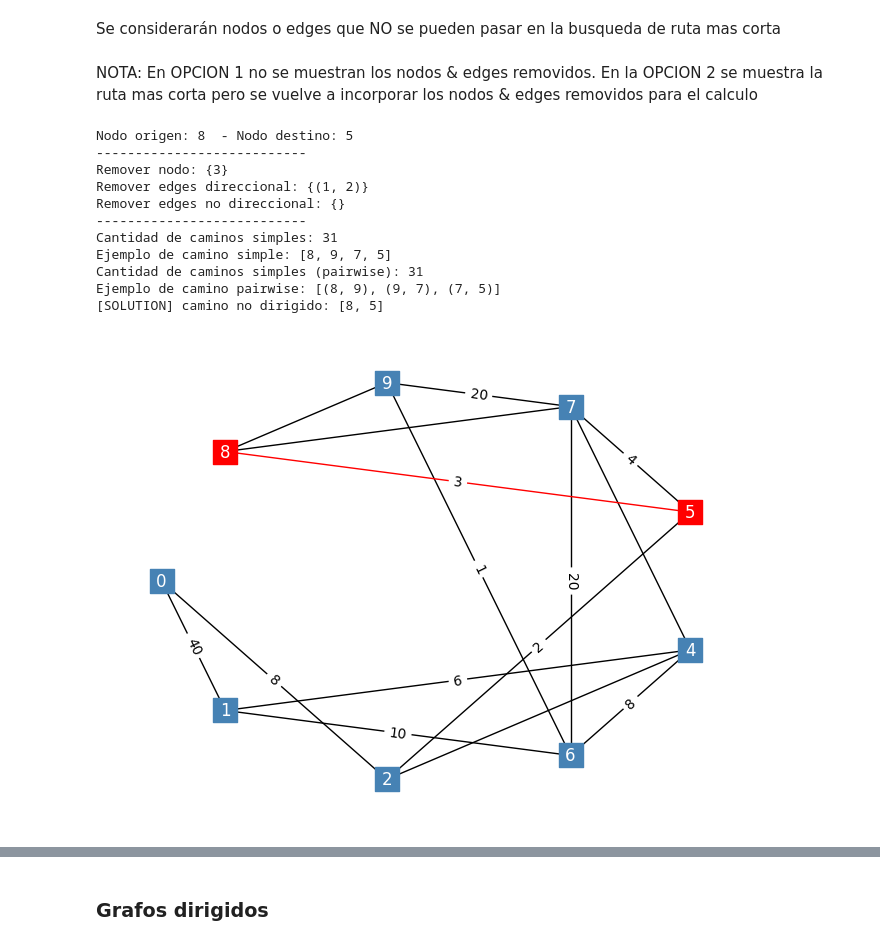
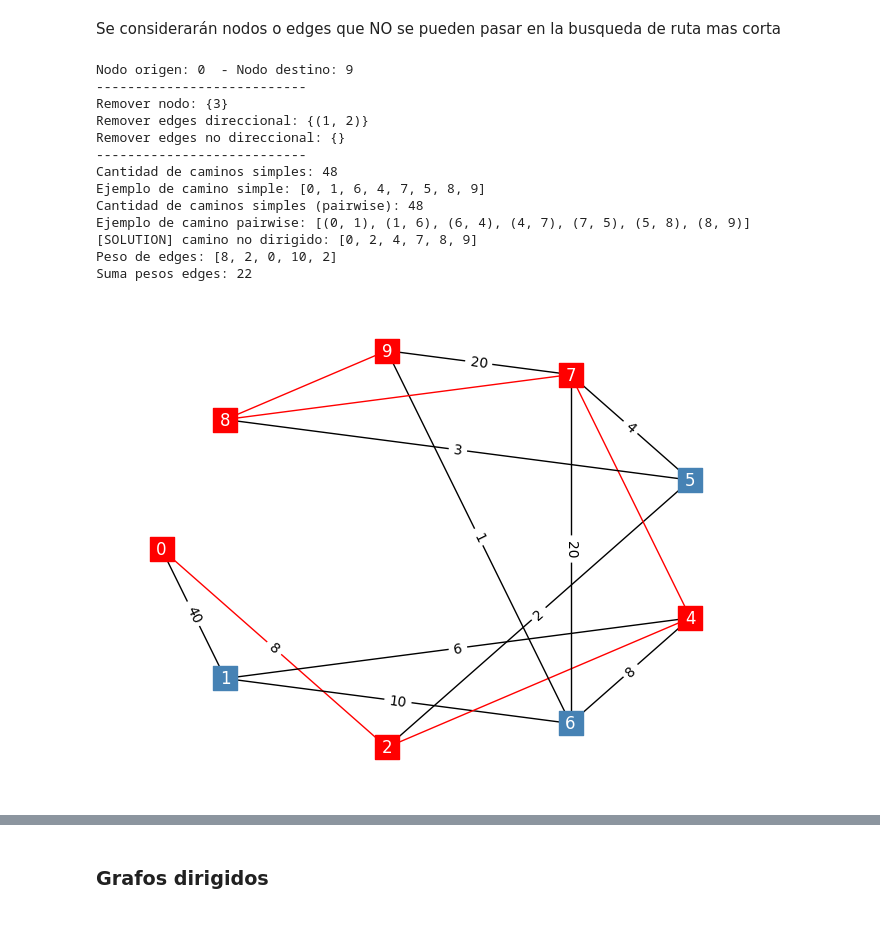
Before and after one commit to Mishagk/codigos-variados-ordenados, a Jupyter notebook: 24. Optimizacion_rutas_networkx.ipynb, the cells around one changed output, grey strips where cells are left out. Saved outputs shown, nothing was run; the diff lists cells and outputs as text; code cells hidden in the pictures.

Commit message:
archivo de aplicacion de optimizacion de rutas con Networkx

```diff
--- a/24. Optimizacion_rutas_networkx.ipynb
+++ b/24. Optimizacion_rutas_networkx.ipynb
@@ -4,6 +4,8 @@
 # Importar librerias e inicializar datos
 
 from collections import defaultdict
+import pyomo.environ as pe
+import pyomo.opt as po
 import networkx as nx
 import matplotlib.pyplot as plt
 
@@ -27,7 +29,7 @@ edges = {(0, 1), (0, 2), (0, 3), (1, 4),
 distance = {(0, 1): 40, (0, 2):  8, (0, 3): 10, (1, 4):  6,
             (1, 6): 10, (2, 1):  4, (2, 3): 12, (2, 5):  2,
             (3, 5):  1, (4, 2):  2, (5, 7):  4, (5, 8):  3,
-            (6, 4):  8, (6, 7): 20, (6, 9):  1, (7, 4):  1,
+            (6, 4):  8, (6, 7): 20, (6, 9):  1, (7, 4):  0,
             (7, 9): 20, (8, 3):  6, (8, 7): 10, (8, 9):  2}
 # %% [markdown]
 ### Grafos no dirigidos
@@ -60,8 +62,8 @@ plt.draw()
 # %%
 # Ejemplo de grafo con la seleccion de la ruta mas corta (segun peso definido)
 
-origin_node = 8
-destin_node = 5
+origin_node = 0
+destin_node = 9
 print('Nodo origen:',origin_node,' - Nodo destino:',destin_node)
 
 ############################
@@ -105,7 +107,7 @@ print('Ejemplo de camino pairwise:',list(simple_paths_pair[0]))
 # Rutas mas cortas
 
 # Calcular distancia mas corta
-path = nx.shortest_path(G, source = origin_node, target = destin_node)
+path = nx.shortest_path(G, source = origin_node, target = destin_node, weight="weight")
 #path = nx.dijkstra_path(G, source = origin_node, target = destin_node)
 
 # Solucion
@@ -117,6 +119,19 @@ edges_path = edges_path + edges_path_reversed
 edge_colors = ['black' if not edge in edges_path else 'red' for edge in G.edges()]
 nodecol = ['steelblue' if not node in path else 'red' for node in G.nodes()]
 
+# Calcular peso de cada "edge"
+edges_weights = []
+uu = [(path[i],path[i+1]) for i in range(len(path)-1)]
+for (a,b) in uu:
+    if((a,b) in distance):
+        edges_weights.append(distance[(a,b)])
+        continue
+    elif((b,a) in distance):
+        edges_weights.append(distance[(b,a)])
+        continue
+print('Peso de edges:',edges_weights)
+print('Suma pesos edges:',sum(edges_weights))
+
 weight_labels = nx.get_edge_attributes(G,'weight')
 nx.draw(G, pos, with_labels = True, font_color = 'white', edge_color= edge_colors, node_shape = 's', node_color = nodecol)
 nx.draw_networkx_edge_labels(G,pos,edge_labels=weight_labels)
@@ -133,13 +150,11 @@ Ejemplo de camino pairwise: [(8, 9), (9, 7), (7, 5)]
 ### Grafos no dirigidos restringidos
 # %% [markdown]
 Se considerarán nodos o edges que NO se pueden pasar en la busqueda de ruta mas corta
-# %% [markdown]
-NOTA: En OPCION 1 no se muestran los nodos & edges removidos. En la OPCION 2 se muestra la ruta mas corta pero se vuelve a incorporar los nodos & edges removidos para el calculo
 # %%
 # [OPCION 1] Ejemplo de grafo con la seleccion de la ruta mas corta (segun peso definido)
 
-origin_node = 8
-destin_node = 5
+origin_node = 0
+destin_node = 9
 print('Nodo origen:',origin_node,' - Nodo destino:',destin_node)
 
 ############################
@@ -214,44 +229,61 @@ print('Ejemplo de camino pairwise:',list(simple_paths_pair[0]))
 # Rutas mas cortas
 
 # Calcular distancia mas corta
-path = nx.shortest_path(G, source = origin_node, target = destin_node)
+path = nx.shortest_path(G, source = origin_node, target = destin_node, weight="weight")
 #path = nx.dijkstra_path(G, source = origin_node, target = destin_node)
 
 # Solucion
 print('[SOLUTION] camino no dirigido:',path)
 
 
 #############################
 # Tipo de grafica
 
 pos = nx.shell_layout(G)
 #pos = nx.spring_layout(G)
 #pos = nx.spiral_layout(G)
 
 
 edges_path = list(zip(path,path[1:]))
 edges_path_reversed = [(y,x) for (x,y) in edges_path]
 edges_path = edges_path + edges_path_reversed
 edge_colors = ['black' if not edge in edges_path else 'red' for edge in G.edges()]
 nodecol = ['steelblue' if not node in path else 'red' for node in G.nodes()]
 
+
+# Calcular peso de cada "edge"
+edges_weights = []
+uu = [(path[i],path[i+1]) for i in range(len(path)-1)]
+for (a,b) in uu:
+    if((a,b) in distance):
+        edges_weights.append(distance[(a,b)])
+        continue
+    elif((b,a) in distance):
+        edges_weights.append(distance[(b,a)])
+        continue
+print('Peso de edges:',edges_weights)
+print('Suma pesos edges:',sum(edges_weights))
+
+
 weight_labels = nx.get_edge_attributes(G,'weight')
 nx.draw(G, pos, with_labels = True, font_color = 'white', edge_color= edge_colors, node_shape = 's', node_color = nodecol)
 nx.draw_networkx_edge_labels(G,pos,edge_labels=weight_labels)
 plt.draw()
 # %% [output]
-Nodo origen: 8  - Nodo destino: 5
+Nodo origen: 0  - Nodo destino: 9
 ---------------------------
 Remover nodo: {3}
 Remover edges direccional: {(1, 2)}
 Remover edges no direccional: {}
 ---------------------------
-Cantidad de caminos simples: 31
-Ejemplo de camino simple: [8, 9, 7, 5]
-Cantidad de caminos simples (pairwise): 31
-Ejemplo de camino pairwise: [(8, 9), (9, 7), (7, 5)]
-[SOLUTION] camino no dirigido: [8, 5]
+Cantidad de caminos simples: 48
+Ejemplo de camino simple: [0, 1, 6, 4, 7, 5, 8, 9]
+Cantidad de caminos simples (pairwise): 48
+Ejemplo de camino pairwise: [(0, 1), (1, 6), (6, 4), (4, 7), (7, 5), (5, 8), (8, 9)]
+[SOLUTION] camino no dirigido: [0, 2, 4, 7, 8, 9]
+Peso de edges: [8, 2, 0, 10, 2]
+Suma pesos edges: 22
-[figure, old version]
+[figure, new version]
 # %%
 # [OPCION 2] Ejemplo de grafo con la seleccion de la ruta mas corta (segun peso definido)
 
```
Also changed, not shown: parts of 6 cells of this notebook.
